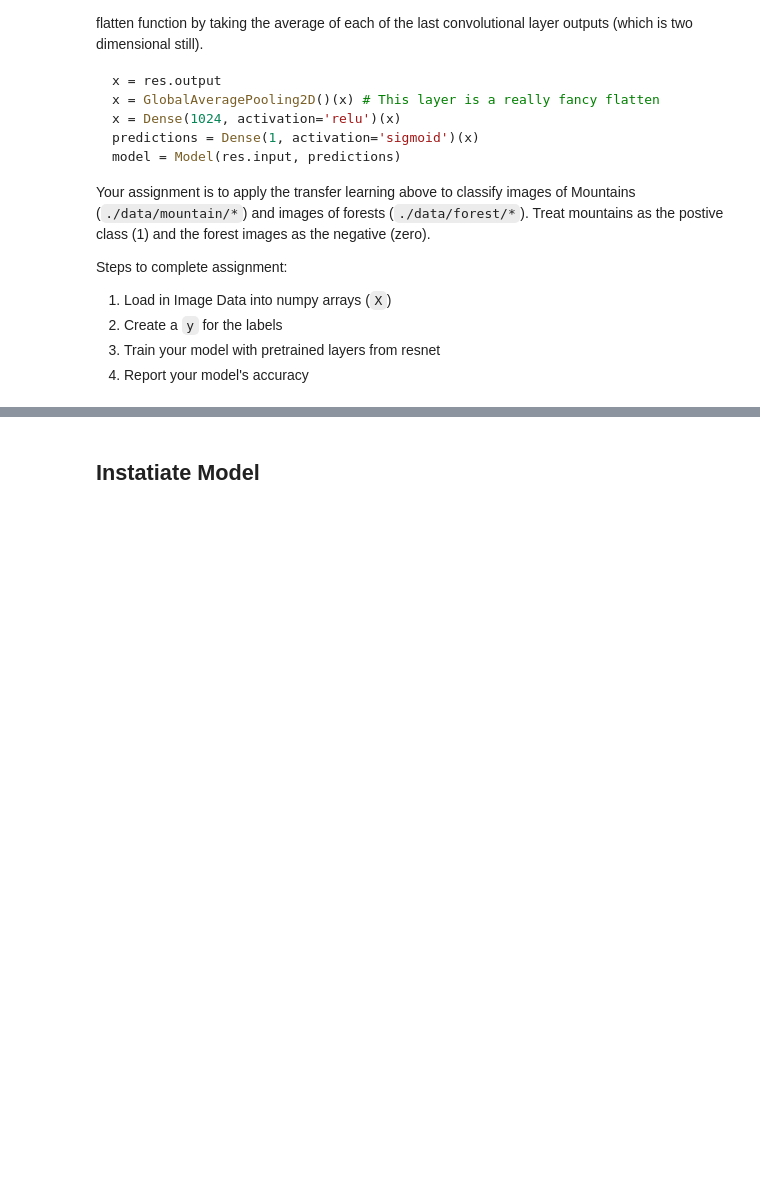
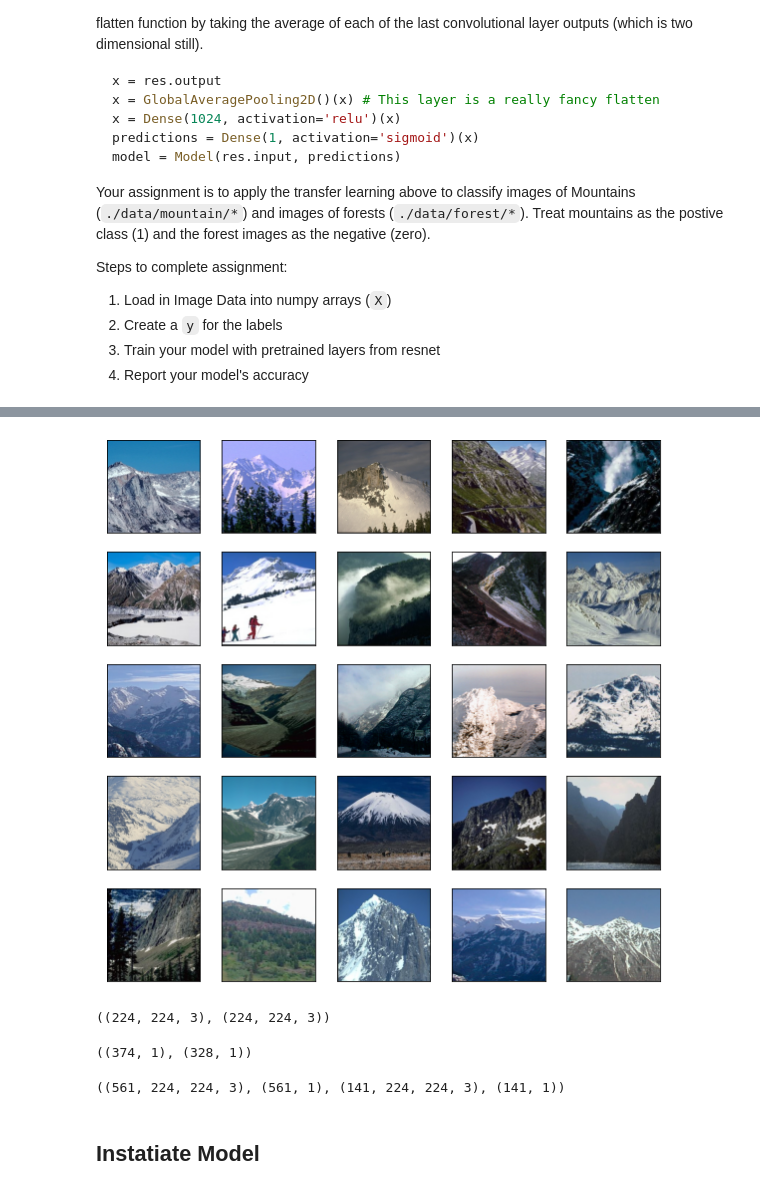
Before and after one commit to bloominstituteoftechnology/DS-Unit-4-Sprint-3-Deep-Learning, a Jupyter notebook: module2-convolutional-neural-networks/LS_DS_432_Convolution_Neural_Networks_Assignment.ipynb, the cells around one changed output, grey strips where cells are left out. Cells and saved outputs as stored; diff of their text form; code cells hidden in the pictures; blank space fills up the shorter version.

```diff
--- a/module2-convolutional-neural-networks/LS_DS_432_Convolution_Neural_Networks_Assignment.ipynb
+++ b/module2-convolutional-neural-networks/LS_DS_432_Convolution_Neural_Networks_Assignment.ipynb
@@ -73,2 +169,64 @@ Check out out [`skimage`](https://scikit-image.org/) for useful functions relate
+# %%
+# visualize mountain set
+
+# Visualizing the mountain set
+plt.figure(figsize=(10,10))
+for i in range(25):
+    plt.subplot(5,5,i+1)
+    plt.xticks([])
+    plt.yticks([])
+    plt.grid(False)
+    plt.imshow(img_list_mountain[i], cmap=plt.cm.binary)
+plt.show()
+# %% [output]
+[figure, added]
+# %%
+# resize using skimage resize
+
+from skimage import data
+from skimage.transform import resize
+
+forest_resized = []
+for img in img_list_forest:
+    new_img = img.copy()
+    new_img = resize(new_img, (224, 224))
+    forest_resized.append(new_img)
+
+mountain_resized = []
+for img in img_list_mountain:
+    new_img = img.copy()
+    new_img = resize(new_img, (224, 224))
+    mountain_resized.append(new_img)
+
+# Testing execution of above code:
+forest_resized[0].shape, mountain_resized[0].shape
+# %% [output]
+((224, 224, 3), (224, 224, 3))
+# %%
+# set up classes (positive mountain, negative forest)
+
+mountain_array = np.array(mountain_resized)
+y_mountain = np.ones((mountain_array.shape[0],1))
+
+forest_array = np.array(forest_resized)
+y_forest = np.zeros((forest_array.shape[0], 1))
+
+y_mountain.shape, y_forest.shape
+# %% [output]
+((374, 1), (328, 1))
+# %%
+# Combining classified sets into one
+from sklearn.model_selection import train_test_split
+
+X = np.concatenate((mountain_array, forest_array))
+y = np.concatenate((y_mountain, y_forest))
+
+# Splitting into train and test
+X_train, X_test, y_train, y_test = train_test_split(
+    X, y, test_size=0.2, random_state=42)
+
+X_train.shape, y_train.shape, X_test.shape, y_test.shape
+# %% [output]
+((561, 224, 224, 3), (561, 1), (141, 224, 224, 3), (141, 1))
 # %% [markdown]
 ## Instatiate Model
```
Also changed, not shown: parts of 22 cells of this notebook.
